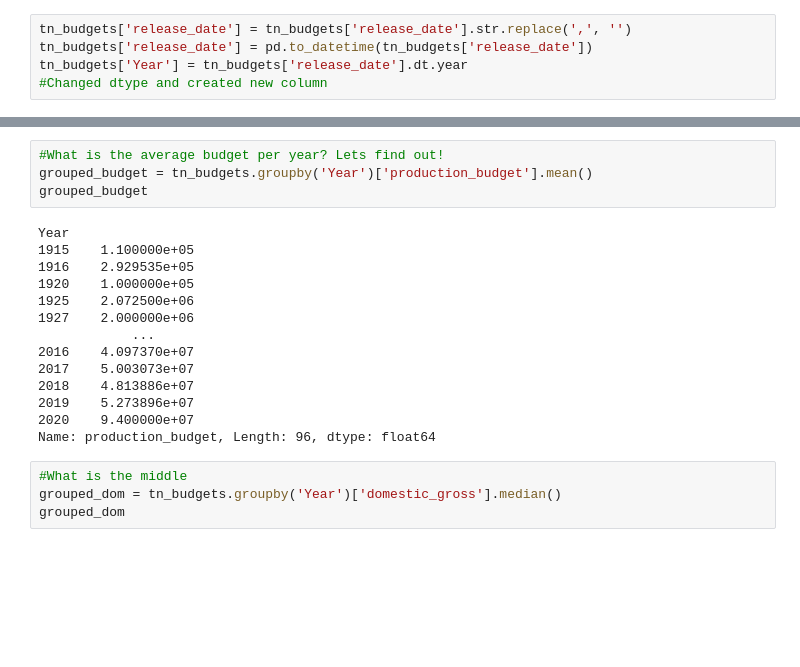
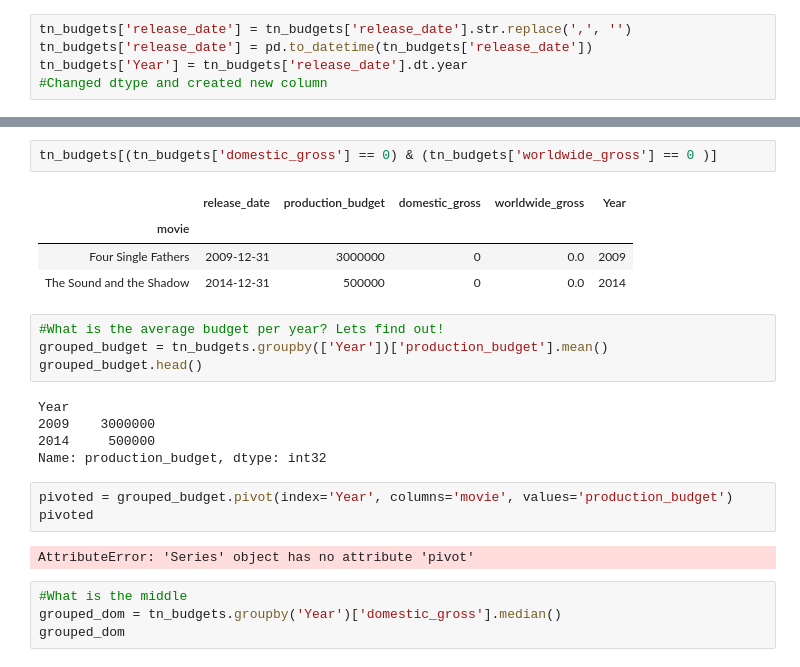
Before and after one commit to Nyla-max/dsc-mod-1-project-v2-1-onl01-dtsc-pt-012120, a Jupyter notebook: student.ipynb, the cells around one changed output, grey strips where cells are left out. Cells and saved outputs as stored; diff of their text form; blank space fills up the shorter version.

```diff
--- a/student.ipynb
+++ b/student.ipynb
@@ -58,21 +79,24 @@ tn_budgets[tn_budgets.duplicated(keep=False)].sort_values(by='movie')
+# %%
+tn_budgets[(tn_budgets['domestic_gross'] == 0) & (tn_budgets['worldwide_gross'] == 0 )]
+# %% [output]
+|  | release_date | production_budget | domestic_gross | worldwide_gross | Year |
+| movie |  |  |  |  |  |
+| Four Single Fathers | 2009-12-31 | 3000000 | 0 | 0.0 | 2009 |
+| The Sound and the Shadow | 2014-12-31 | 500000 | 0 | 0.0 | 2014 |
 # %%
 #What is the average budget per year? Lets find out!
-grouped_budget = tn_budgets.groupby('Year')['production_budget'].mean()
-grouped_budget
+grouped_budget = tn_budgets.groupby(['Year'])['production_budget'].mean()
+grouped_budget.head()
 # %% [output]
 Year
-1915    1.100000e+05
-1916    2.929535e+05
-1920    1.000000e+05
-1925    2.072500e+06
-1927    2.000000e+06
-            ...
-2016    4.097370e+07
-2017    5.003073e+07
-2018    4.813886e+07
-2019    5.273896e+07
-2020    9.400000e+07
-Name: production_budget, Length: 96, dtype: float64
+2009    3000000
+2014     500000
+Name: production_budget, dtype: int32
+# %%
+pivoted = grouped_budget.pivot(index='Year', columns='movie', values='production_budget')
+pivoted
+# %% [output]
+AttributeError: 'Series' object has no attribute 'pivot'
 # %%
 #What is the middle
 grouped_dom = tn_budgets.groupby('Year')['domestic_gross'].median()
```
Also changed, not shown: parts of 6 cells of this notebook.
